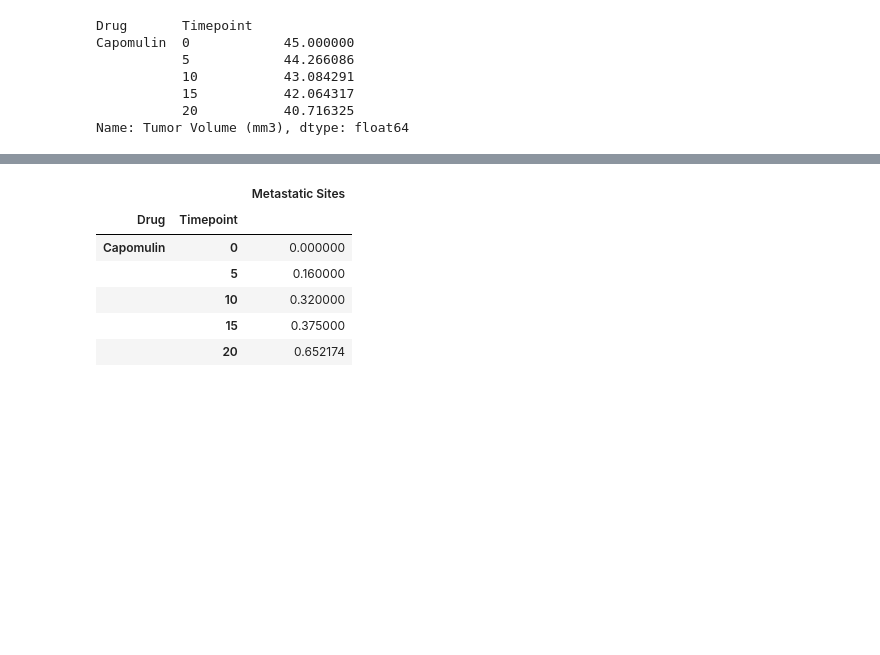
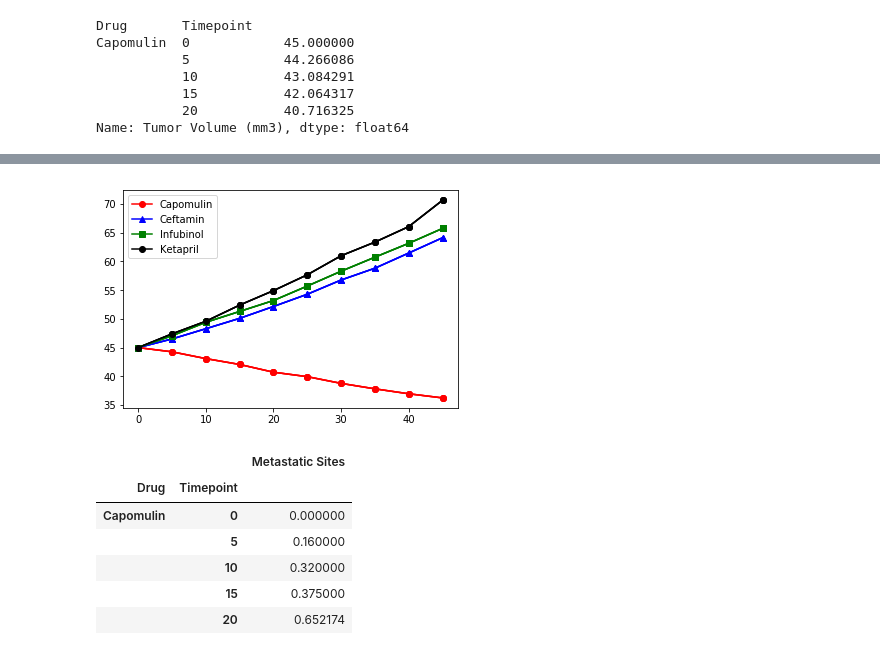
Before and after one commit to vibaskaran/Matplotlib_Assignments, a Jupyter notebook: Pymaceuticals/Pymaceuticals_solutions.ipynb, the cells around one changed output, grey strips where cells are left out. Drawn from its saved outputs; the diff is of its cells as text; code cells hidden in the pictures; blank space fills up the shorter version.

```diff
--- a/Pymaceuticals/Pymaceuticals_solutions.ipynb
+++ b/Pymaceuticals/Pymaceuticals_solutions.ipynb
@@ -52,8 +52,9 @@ Capomulin  0            45.000000
            20           40.716325
 Name: Tumor Volume (mm3), dtype: float64
 # %%
-df1 = pd.pivot_table(combined, index='Timepoint', columns='Drug', values='Tumor Volume (mm3)', aggfunc = np.mean)
-df1
+Tumor_response = pd.pivot_table(combined, index='Timepoint', columns='Drug', values='Tumor Volume (mm3)', aggfunc = np.mean)
+Tumor_response
+#Tumor_response['Capomulin']
 # %% [output]
 | Drug | Capomulin | Ceftamin | Infubinol | Ketapril | Naftisol | Placebo | Propriva | Ramicane | Stelasyn | ... |
 | Timepoint |  |  |  |  |  |  |  |  |  | ... |
@@ -67,3 +68,6 @@ df1
 | 35 | 37.816839 | 58.827548 | 60.742461 | 63.371686 | 62.685087 | 62.420615 | 60.350199 | 37.451996 | 62.440699 | ... |
 | 40 | 36.958001 | 61.467895 | 63.162824 | 66.068580 | 65.600754 | 65.052675 | 63.045537 | 36.574081 | 65.356386 | ... |
 | 45 | 36.236114 | 64.132421 | 65.755562 | 70.662958 | 69.265506 | 68.084082 | 66.258529 | 34.955595 | 68.438310 | ... |
+# %%
+Timepoint = Tumor_response.index
+Timepoint
@@ -70,3 +93,31 @@ df1
+# %%
+# plt.xlabel('Time(Days)')
+# plt.ylabel = 'Tumor Volume (mm3)'
+# plt.title = 'Tumor Response to Treatment'
+# plt.grid = True
+
+# Data for the Chart
+Capomulin, = plt.plot(Timepoint, Tumor_response['Capomulin'], marker ='o', color='red', label="Capomulin")
+
+Ceftamin,  = plt.plot(Timepoint, Tumor_response['Ceftamin'], marker ='^', color='blue', label="Ceftamin")
+
+Infubinol, = plt.plot(Timepoint, Tumor_response['Infubinol'], marker ='s', color='green', label="Infubinol")
+
+Ketapril,  = plt.plot(Timepoint, Tumor_response['Ketapril'], marker ='o', color='black', label="Ketapril")
+
+#Ramicane,  = plt.plot(Timepoint, Tumor_response['Ketapril'], marker ='o', color='black', label="Ramicane")
+
+# Create a legend for our chart
+plt.legend(handles=[Capomulin, Ceftamin, Infubinol, Ketapril], loc="best")
+
+#plt.xlabel('Time(Days)')
+#plt.ylabel = 'Tumor Volume (mm3)'
+#plt.title('Tumor Response to Treatment')
+#plt.grid = True
+# Show the chart
+plt.show()
+# %% [output]
+[figure, added]
 # %%
 Timepoint_response =  combined.groupby(['Drug','Timepoint']).mean()[['Metastatic Sites']]
 Timepoint_response.head()
```
Also changed, not shown: parts of 5 cells of this notebook.
